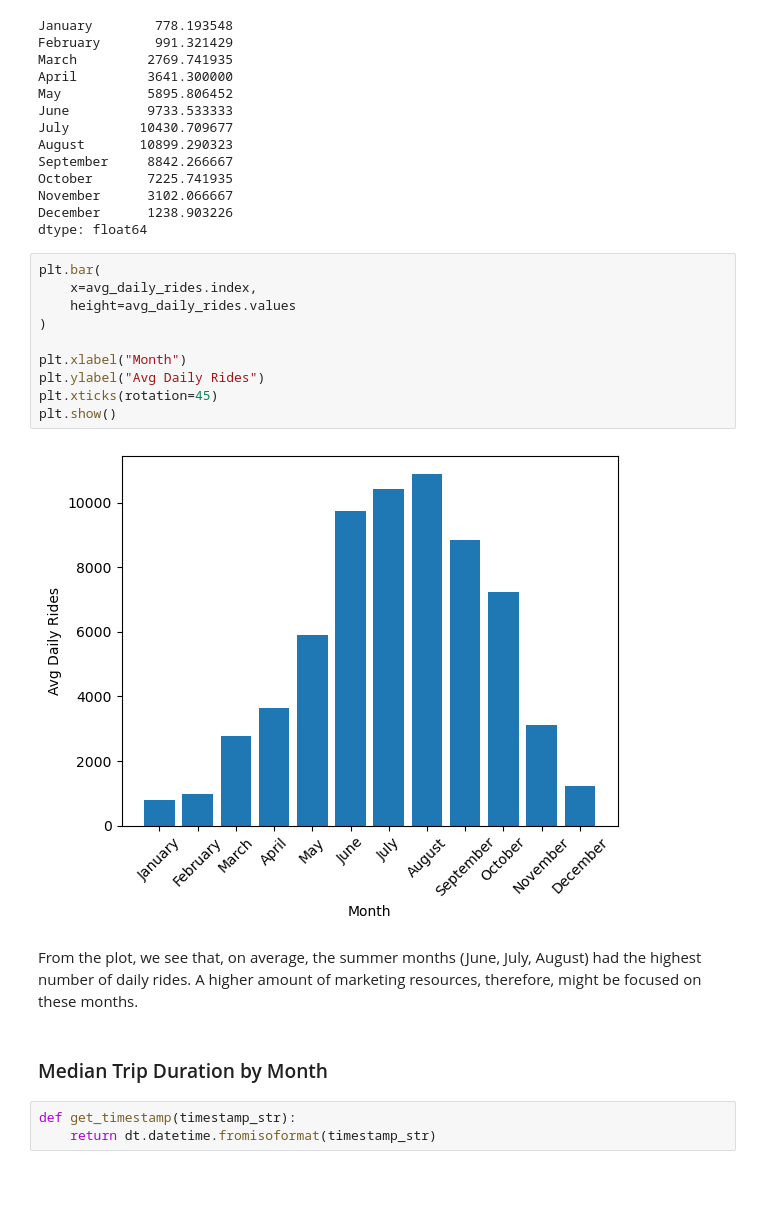
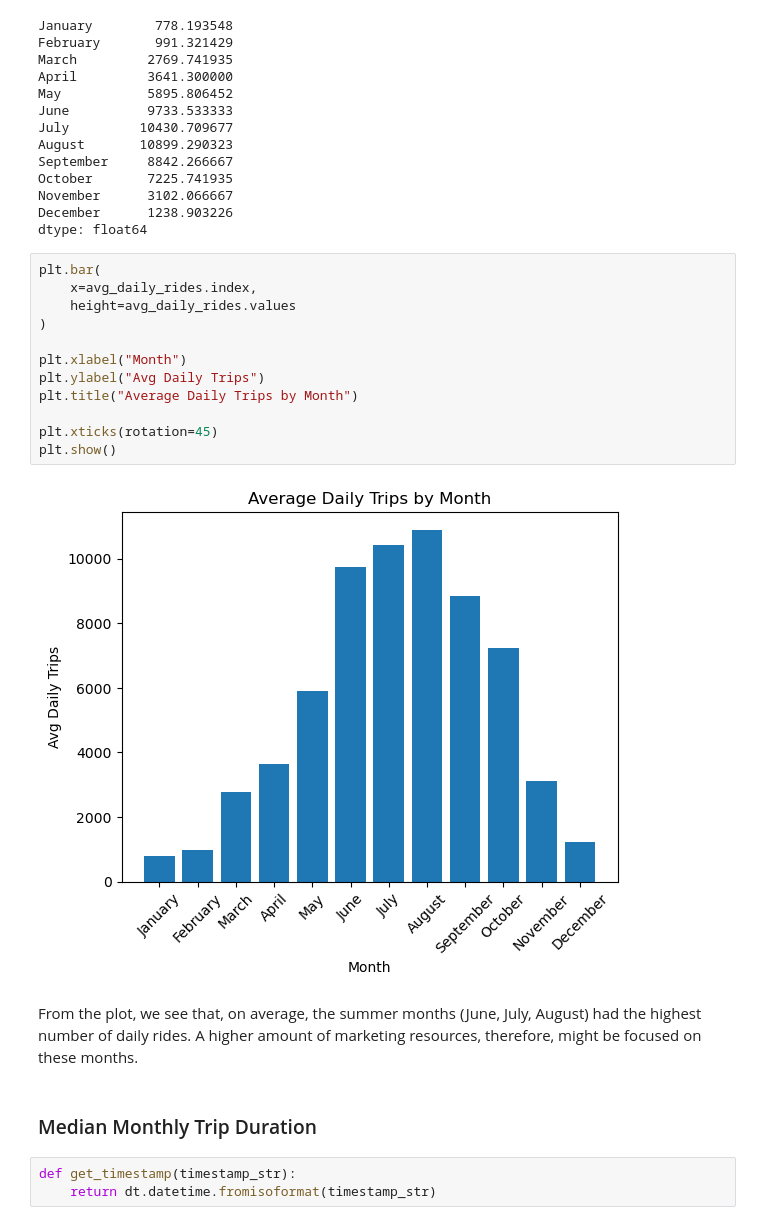
Before and after one commit to yash-p-singh/bike-share-analysis, a Jupyter notebook: bike-share-analysis.ipynb, the cells around one changed output. Cells and saved outputs as stored; diff of their text form; blank space fills up the shorter version.

```diff
--- a/bike-share-analysis.ipynb
+++ b/bike-share-analysis.ipynb
@@ -178,19 +176,21 @@ dtype: float64
 # %%
 plt.bar(
     x=avg_daily_rides.index,
     height=avg_daily_rides.values
 )
 
 plt.xlabel("Month")
-plt.ylabel("Avg Daily Rides")
+plt.ylabel("Avg Daily Trips")
+plt.title("Average Daily Trips by Month")
+
 plt.xticks(rotation=45)
 plt.show()
 # %% [output]
-[figure, old version]
+[figure, new version]
 # %% [markdown]
 From the plot, we see that, on average, the summer months (June, July, August) had the highest number of daily rides. A higher amount of marketing resources, therefore, might be focused on these months.
 # %% [markdown]
-### Median Trip Duration by Month
+### Median Monthly Trip Duration
 # %%
 def get_timestamp(timestamp_str):
     return dt.datetime.fromisoformat(timestamp_str)
```
Also changed, not shown: parts of 5 cells of this notebook.
